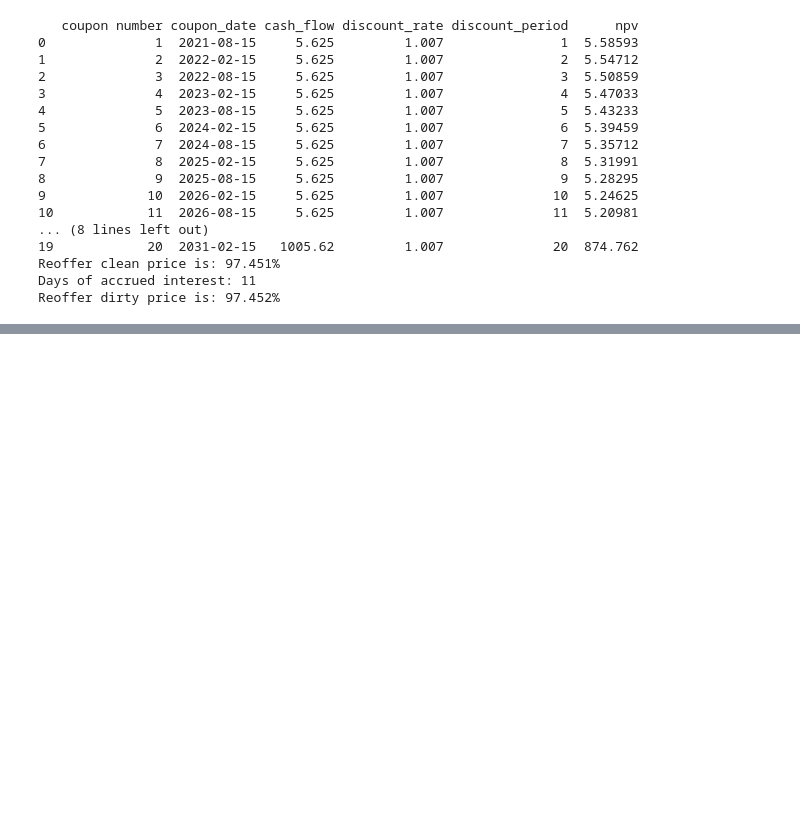
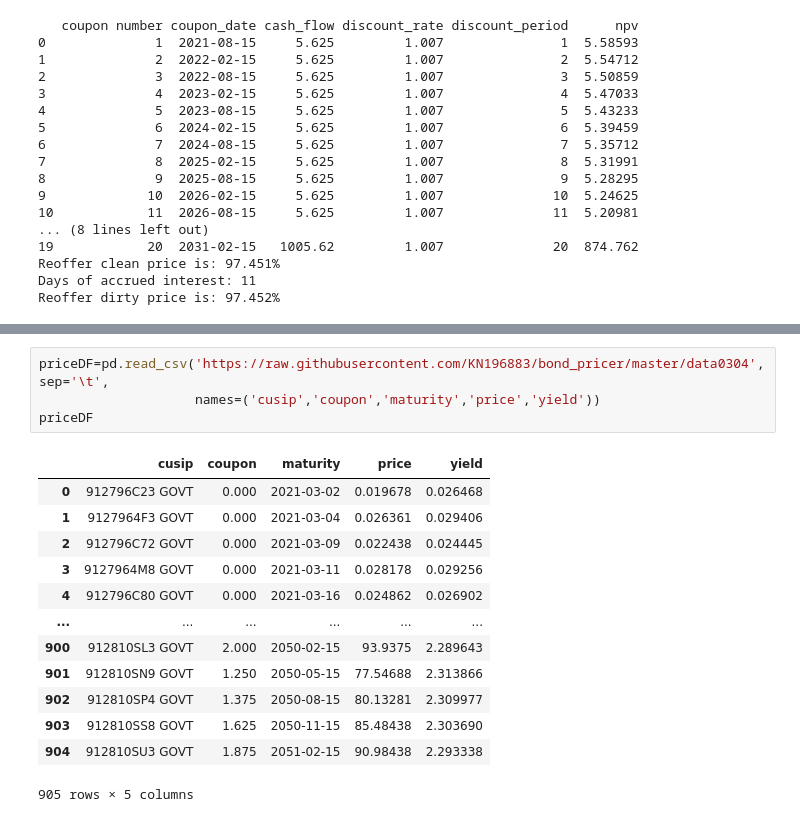
Before and after one commit to KN196883/bond_pricer, a Jupyter notebook: FIXED_BOND_PRICER.ipynb, the cells around one changed output, grey strips where cells are left out. Drawn from its saved outputs; the diff is of its cells as text; blank space fills up the shorter version.

```diff
--- a/FIXED_BOND_PRICER.ipynb
+++ b/FIXED_BOND_PRICER.ipynb
@@ -389 +399,19 @@ test_bond.number_of_periods
+# %%
+priceDF=pd.read_csv('https://raw.githubusercontent.com/KN196883/bond_pricer/master/data0304',sep='\t',
+                    names=('cusip','coupon','maturity','price','yield'))
+priceDF
+# %% [output]
+|  | cusip | coupon | maturity | price | yield |
+| 0 | 912796C23 GOVT | 0.000 | 2021-03-02 | 0.019678 | 0.026468 |
+| 1 | 9127964F3 GOVT | 0.000 | 2021-03-04 | 0.026361 | 0.029406 |
+| 2 | 912796C72 GOVT | 0.000 | 2021-03-09 | 0.022438 | 0.024445 |
+| 3 | 9127964M8 GOVT | 0.000 | 2021-03-11 | 0.028178 | 0.029256 |
+| 4 | 912796C80 GOVT | 0.000 | 2021-03-16 | 0.024862 | 0.026902 |
+| ... | ... | ... | ... | ... | ... |
+| 900 | 912810SL3 GOVT | 2.000 | 2050-02-15 | 93.9375 | 2.289643 |
+| 901 | 912810SN9 GOVT | 1.250 | 2050-05-15 | 77.54688 | 2.313866 |
+| 902 | 912810SP4 GOVT | 1.375 | 2050-08-15 | 80.13281 | 2.309977 |
+| 903 | 912810SS8 GOVT | 1.625 | 2050-11-15 | 85.48438 | 2.303690 |
+| 904 | 912810SU3 GOVT | 1.875 | 2051-02-15 | 90.98438 | 2.293338 |
+905 rows × 5 columns
 # %%
```
Also changed, not shown: parts of 18 cells of this notebook.
